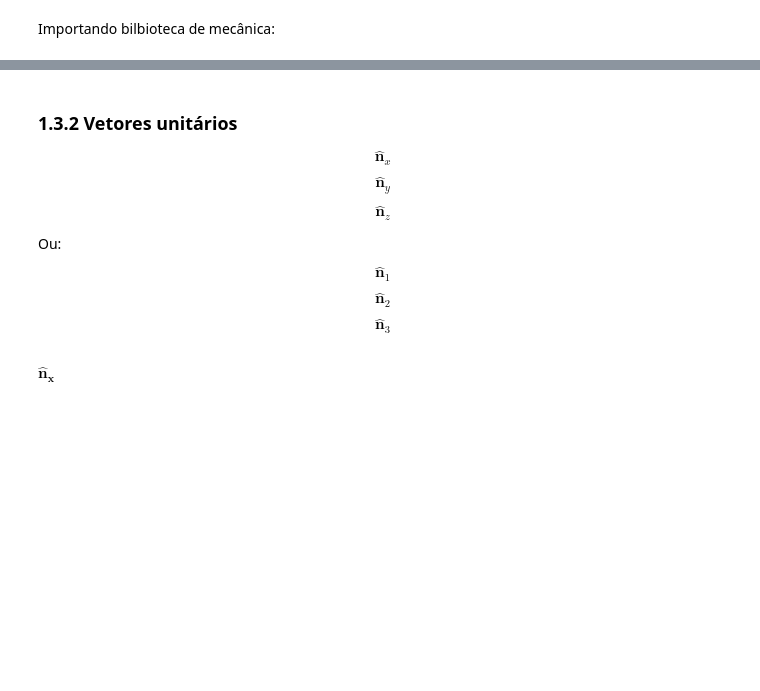
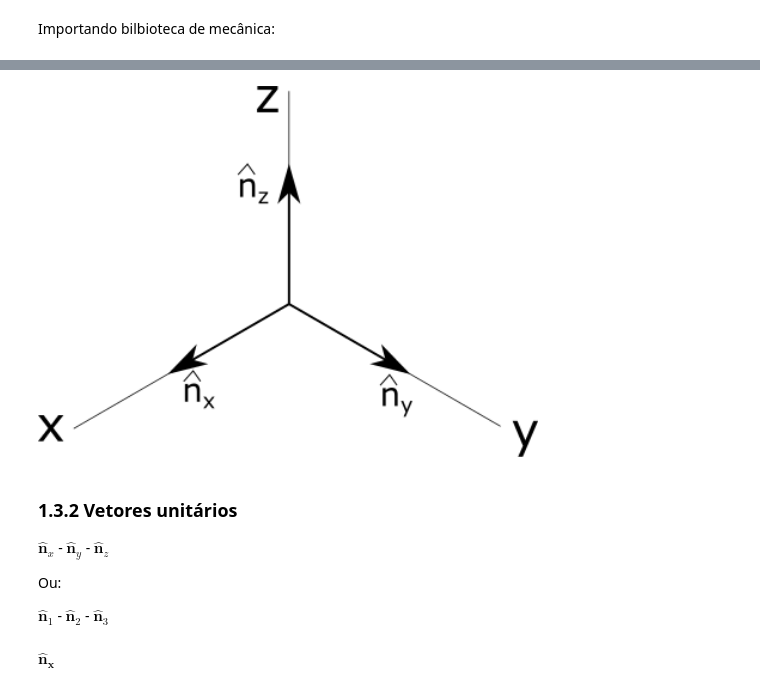
Before and after one commit to Pi-vi/Aulas_Dinamica, a Jupyter notebook: Din1.ipynb, the cells around one changed output, grey strips where cells are left out. Drawn from its saved outputs; the diff is of its cells as text; code cells hidden in the pictures; blank space fills up the shorter version.

```diff
--- a/Din1.ipynb
+++ b/Din1.ipynb
@@ -90,17 +96,17 @@ Podemos definir vetores unitários alinhados a essas retas.
+# %%
+Image('Eixos-Base-Letras.png',width=500)
+# %% [output]
+[figure, added]
 # %%
 N = me.ReferenceFrame('N')
 # %% [markdown]
 ### 1.3.2 Vetores unitários
 
-$$\hat{\textbf{n}}_{x}$$
-$$\hat{\textbf{n}}_{y}$$
-$$\hat{\textbf{n}}_{z}$$
+$\hat{\textbf{n}}_{x}$ - $\hat{\textbf{n}}_{y}$ - $\hat{\textbf{n}}_{z}$
 
 Ou:
 
-$$\hat{\textbf{n}}_{1}$$
-$$\hat{\textbf{n}}_{2}$$
-$$\hat{\textbf{n}}_{3}$$
+$\hat{\textbf{n}}_{1}$ - $\hat{\textbf{n}}_{2}$ - $\hat{\textbf{n}}_{3}$
 # %%
 N.x
 # %% [output]
```
Also changed, not shown: parts of 16 cells of this notebook, 2 other files.
